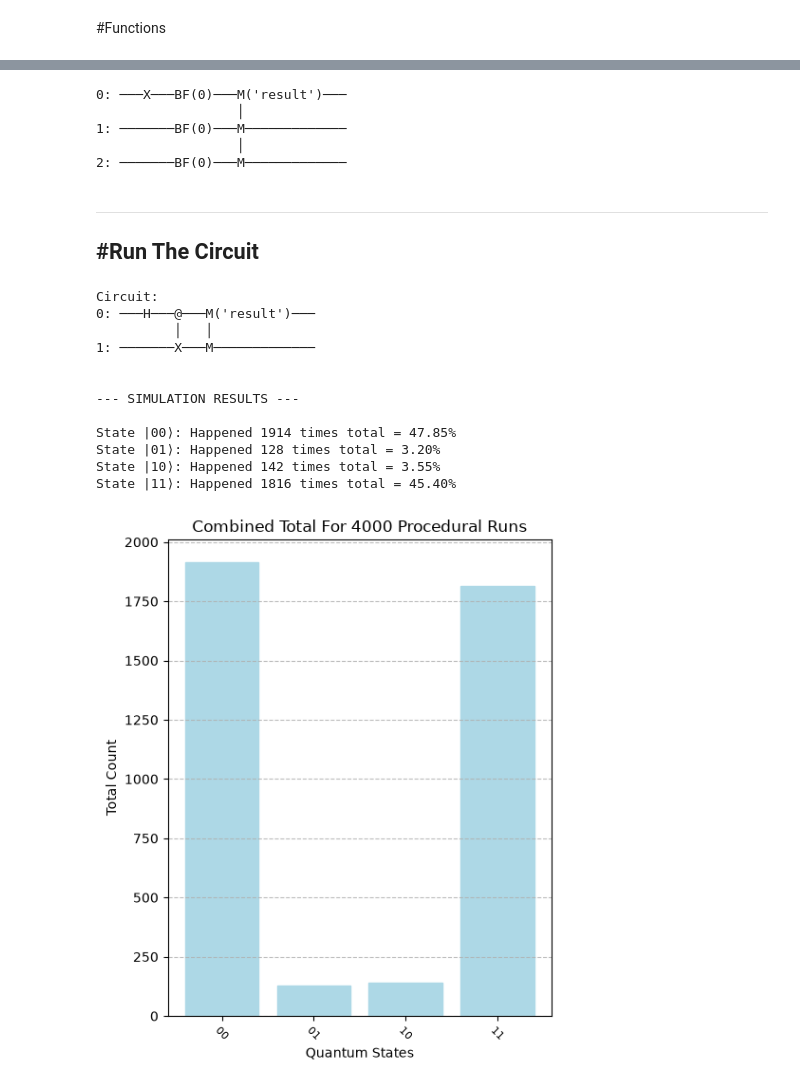
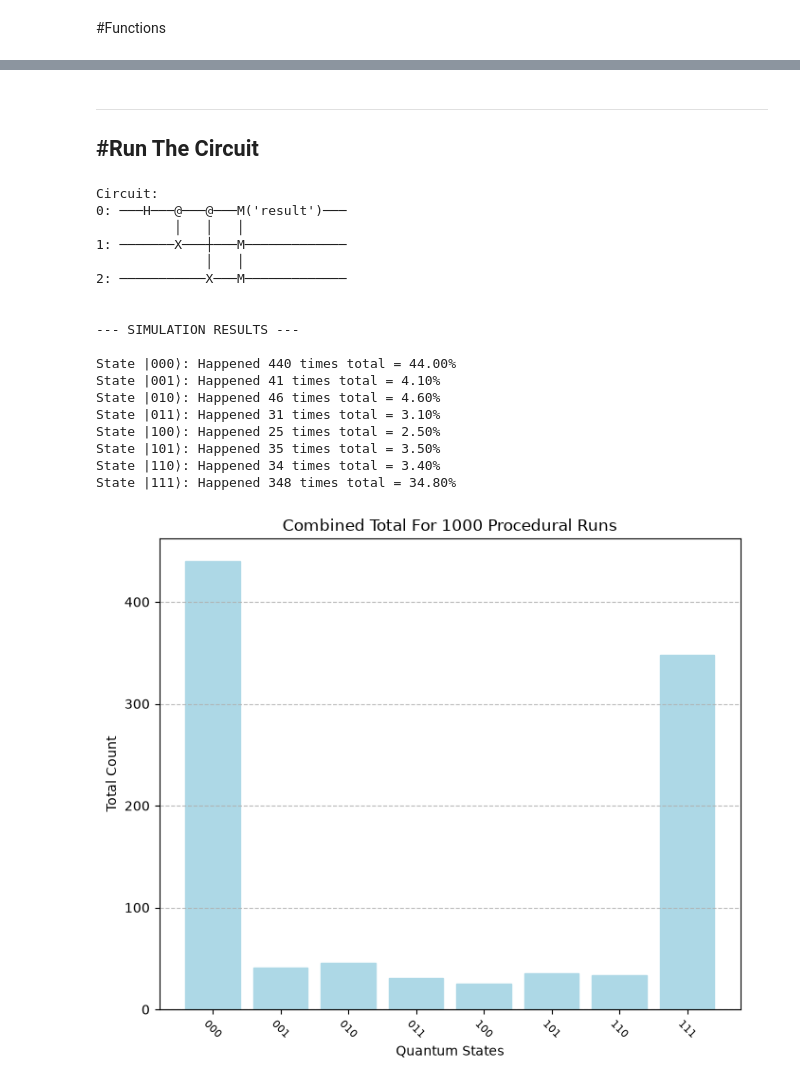
Before and after one commit to kartikeyabekkari/HyperRealisticNisqSimulation, a Jupyter notebook: Hyper_Realistic_NISQ_Simulation.ipynb, the cells around one changed output, grey strips where cells are left out. Drawn from its saved outputs; the diff is of its cells as text; code cells hidden in the pictures.

```diff
--- a/Hyper_Realistic_NISQ_Simulation.ipynb
+++ b/Hyper_Realistic_NISQ_Simulation.ipynb
@@ -61,9 +61,9 @@ deg = np.radians
 # %%
 #================ Parameters =================
 
-number_of_qubits_in_the_circuit = 2
+number_of_qubits_in_the_circuit = 3
 number_of_runs = 4096
-base_noise = 0 # <---- In Decimal Representation of Percentage
+base_noise = 0.018 # <---- In Decimal Representation of Percentage
 high_noise = 0.027 # <---- In Decimal Representation of Percentage
 distance_between_qubits = 2 # <---- In Micro Meters
 frequency_overlap = 0 # <---- In Gigahertz
@@ -73,9 +73,10 @@ qubits = cirq.LineQubit.range(number_of_qubits_in_the_circuit)
 base_circuit = cirq.Circuit([
 
 #---------------------------------------------
-     cirq.H(qubits[0]),
-     cirq.CNOT(qubits[0], qubits[1]),
-     cirq.measure(qubits, key='result')
+ cirq.H(qubits[0]),
+ cirq.CNOT(qubits[0], qubits[1]),
+ cirq.CNOT(qubits[0], qubits[2]),
+ cirq.measure(qubits, key='result')
 #---------------- Edit Here ^ ----------------
 
 ])
@@ -211,15 +219,6 @@ def create_final_circuit(original_circuit, qubit_stream, noisy_moments_list):
                 crosstalk_noise_gates.append(cirq.bit_flip(p=noise_chance)(qubit))
             building_circuit.append(cirq.Moment(crosstalk_noise_gates))
         return building_circuit
-
-final_circuit = create_final_circuit(base_circuit, error_qubit_stream, noisy_moments)
-final_circuit
-# %% [output]
-0: ───X───BF(0)───M('result')───
-                  │
-1: ───────BF(0)───M─────────────
-                  │
-2: ───────BF(0)───M─────────────
 # %%
 total_counts = Counter()
 def simulate(type_of_noise):
@@ -258,26 +257,31 @@ def Graph():
 ---
 # %%
 total_counts.clear() #--- Reset the count
-number_of_runs = 4000
+number_of_runs = 1000
 
 for num in range(number_of_runs): #--- Run the following once per shot
   noisy_circuit = inject_errors(base_circuit) #--- Create the noisy_circuit
   final_circuit = create_final_circuit(base_circuit, find_errors()[0], find_errors()[1]) #--- Create a final circuit that models crosstalk | find_errors[0] creates list of flipped qubits, find_errors[1] creates list of noisy moments(slices)
   simulate(cirq.amplitude_damp(0.01)) #--- Simulate the final circuit | Set the type of noise inside the parenthesis
-
 print(f'Circuit:\n{base_circuit}\n')
 Graph() #--- Graph the results | Needs to be outside the run loop |
 # %% [output]
 Circuit:
-0: ───H───@───M('result')───
-          │   │
-1: ───────X───M─────────────
+0: ───H───@───@───M('result')───
+          │   │   │
+1: ───────X───┼───M─────────────
+              │   │
+2: ───────────X───M─────────────
 
 
 --- SIMULATION RESULTS ---
 
-State |00⟩: Happened 1914 times total = 47.85%
-State |01⟩: Happened 128 times total = 3.20%
-State |10⟩: Happened 142 times total = 3.55%
-State |11⟩: Happened 1816 times total = 45.40%
+State |000⟩: Happened 440 times total = 44.00%
+State |001⟩: Happened 41 times total = 4.10%
+State |010⟩: Happened 46 times total = 4.60%
+State |011⟩: Happened 31 times total = 3.10%
+State |100⟩: Happened 25 times total = 2.50%
+State |101⟩: Happened 35 times total = 3.50%
+State |110⟩: Happened 34 times total = 3.40%
+State |111⟩: Happened 348 times total = 34.80%
-[figure, old version]
+[figure, new version]
```
Also changed, not shown: parts of 6 cells of this notebook.
